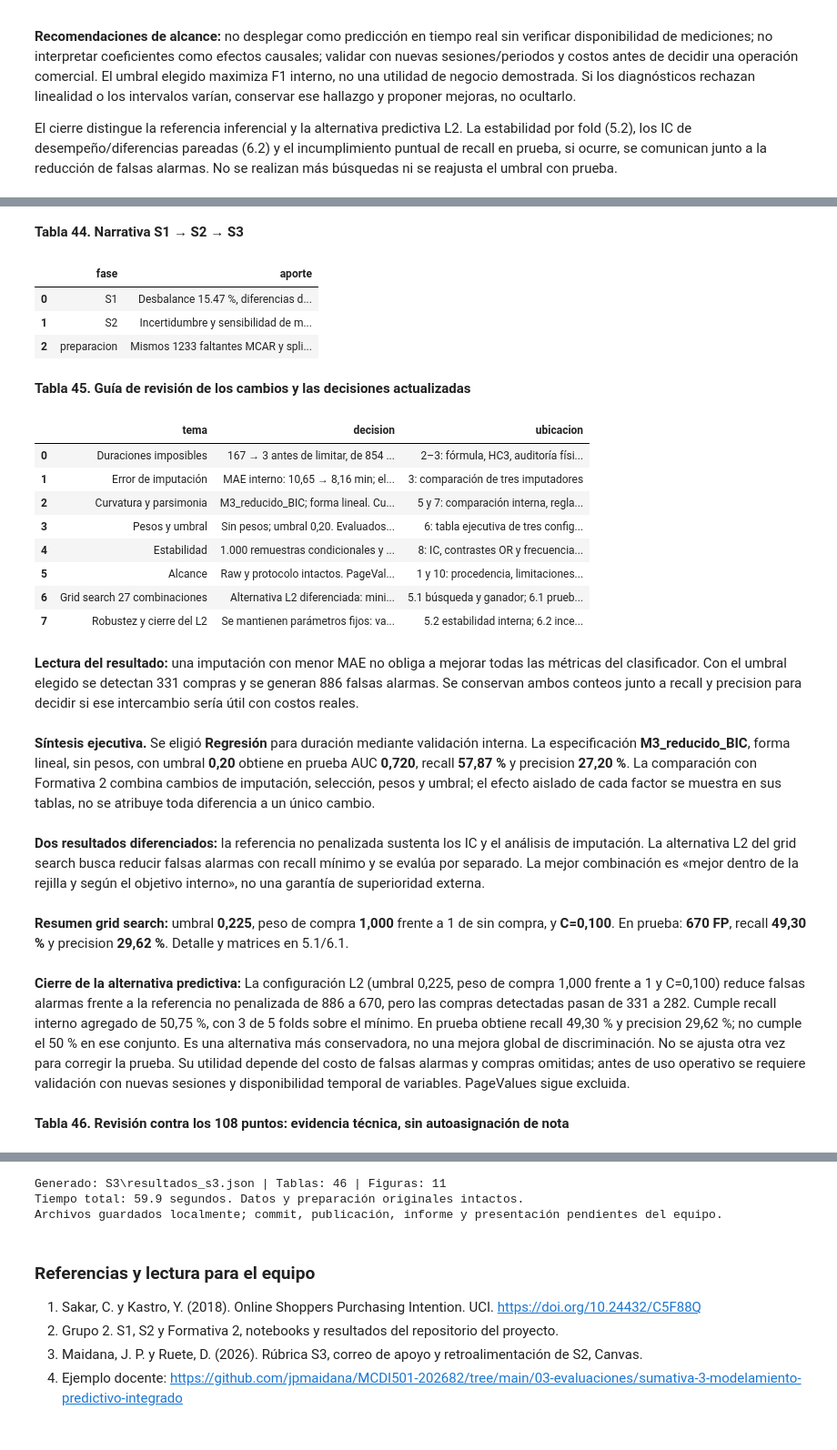
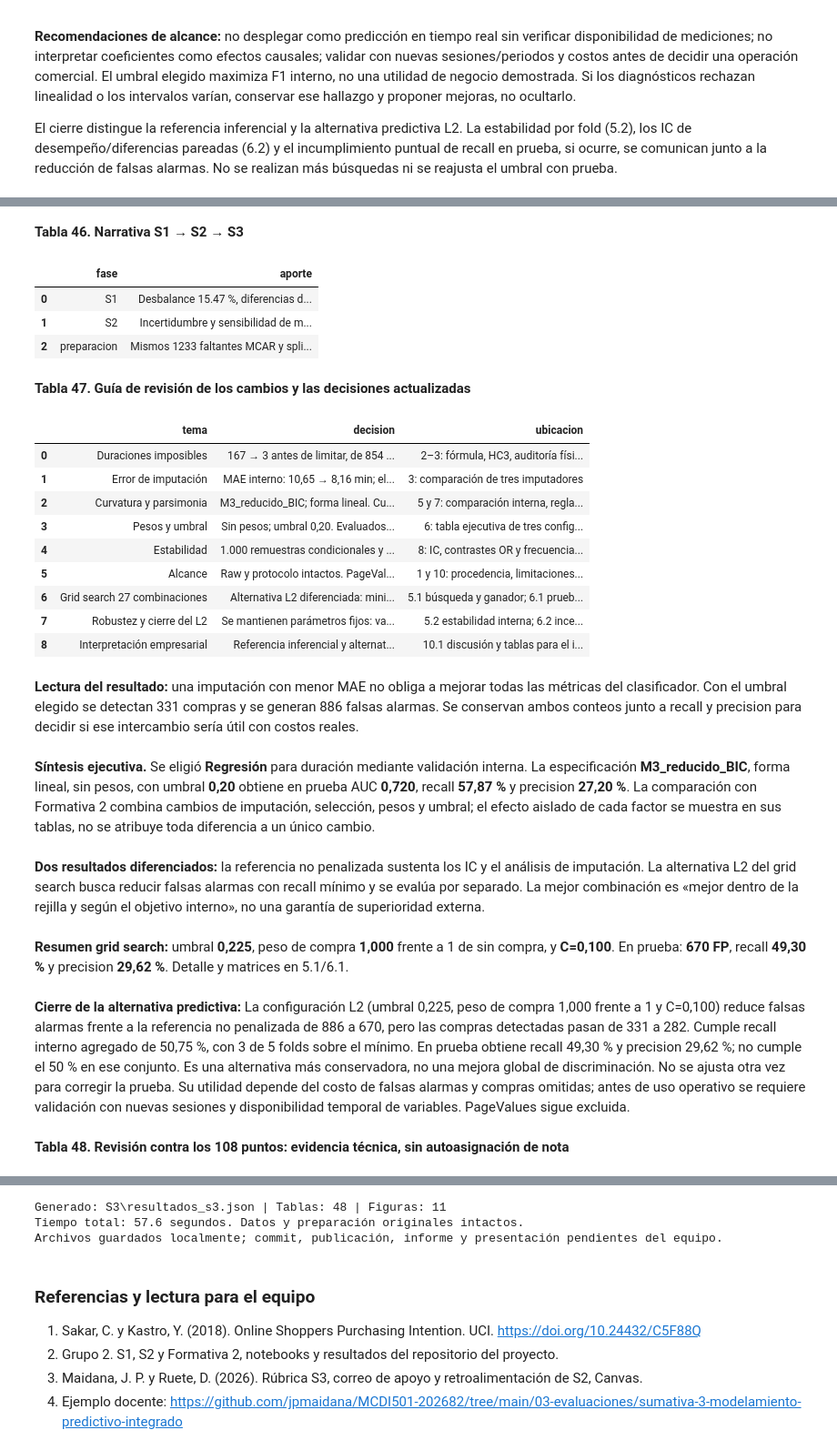
Before and after one commit to RenzoVilchez02/proyectoGrupo2, a Jupyter notebook: S3/Modelamiento_Integrado.ipynb, the cells around one changed output, grey strips where cells are left out. Shown at 91% size. Saved outputs shown, nothing was run; the diff lists cells and outputs as text; code cells hidden in the pictures.

Commit message:
Agrega discusion empresarial de errores y alternativas de decision

```diff
--- a/S3/Modelamiento_Integrado.ipynb
+++ b/S3/Modelamiento_Integrado.ipynb
@@ -1730,6 +1834,7 @@ sintesis={
  'preparacion':'Mismos 1233 faltantes MCAR y split 70/30; sin modificar raw.',
  'estrategia_imputacion':ELEGIDA,'modelo_seleccionado':GANADOR,'forma':FORMA,'variante_regresion':VARIANTE_REG,'variables':GS,
  'ponderacion':PONDERACION,'pesos_clase':PESOS,'umbral':UMBRAL,
+ 'discusion_empresarial':discusion_empresarial,
  'criterios':'Imputación por MAE interno; modelo por AP media y regla 1SE de parsimonia; forma y pesos por la misma regla; umbral por F1 OOF.',
  'desempeno_prueba':{k:R_FINAL[k].item() if isinstance(R_FINAL[k],np.generic) else R_FINAL[k] for k in ['accuracy','precision','recall','F1','ROC_AUC','AP','TP','FP','FN','TN']},
  'p_curvatura_logit':p_curvatura,'coeficientes_IC_boot_incluyen_cero':inestables,
@@ -1758,6 +1863,9 @@ tabla_cambios.loc[len(tabla_cambios)]={'tema':'Grid search 27 combinaciones',
 tabla_cambios.loc[len(tabla_cambios)]={'tema':'Robustez y cierre del L2',
  'decision':'Se mantienen parámetros fijos: variación por fold e IC de desempeño/diferencias pareadas; conclusión operativa explícita.',
  'ubicacion':'5.2 estabilidad interna; 6.2 incertidumbre y alcance; 10 conclusión.'}
+tabla_cambios.loc[len(tabla_cambios)]={'tema':'Interpretación empresarial',
+ 'decision':'Referencia inferencial y alternativa L2 con funciones distintas; costos de FP/FN y separación de regularización/umbral.',
+ 'ubicacion':'10.1 discusión y tablas para el informe; resultados JSON con la misma evidencia.'}
 tabla(tabla_cambios,'Guía de revisión de los cambios y las decisiones actualizadas')
 display(Markdown('**Lectura del resultado:** una imputación con menor MAE no obliga a mejorar todas '
  'las métricas del clasificador. Con el umbral elegido se detectan '+str(int(R_FINAL.TP))+
@@ -1802,7 +1910,7 @@ assert sha_lf(CSV)==HASH_CSV and sha_lf(PROTO_PATH)==HASH_PROTO
 assert {'PageValues','Revenue'}.isdisjoint(set(GRUPOS)|set(IMPUT_PRED))
 assert np.isfinite(BOOT).all() and len(BOOT)>=.99*B_BOOT
 resultado={
- 'schema_version':4,'proyecto':'Grupo 2 — Sumativa 3','notebook':'S3/Modelamiento_Integrado.ipynb',
+ 'schema_version':5,'proyecto':'Grupo 2 — Sumativa 3','notebook':'S3/Modelamiento_Integrado.ipynb',
  'procedencia':{'sha256_csv_LF':HASH_CSV,'sha256_preparacion_LF':HASH_PROTO,
  'referencia_S1':'S1/resultados_s1.json','referencia_S2':'S2/resultados_validados.json',
  'referencia_F2':'Formativa2/resultados_formativa2.json'},
@@ -1810,6 +1918,7 @@ resultado={
  'python':sys.version.split()[0],'versiones':VERSIONES,'imputacion_elegida':ELEGIDA,
  'modelo_elegido':GANADOR,'forma':FORMA,'variante_regresion':VARIANTE_REG,'regla_parsimonia':'1SE orientativo; complejidad, forma, pesos, criterio informado','limite_AP_1SE':LIMITE_AP,'grupos':GS,'ponderacion':PONDERACION,'pesos':PESOS,'umbral':UMBRAL,
  'escala_referencia_media':ESCALA['media'].to_dict(),'escala_referencia_DE':ESCALA['DE'].to_dict()},
+ 'discusion_empresarial':discusion_empresarial,
  'grid_search':{'objetivo':resumen_grid['objetivo'],'recall_minimo':GRID_RECALL_MIN,
  'umbrales':GRID_UMBRALES,'pesos_compra':GRID_PESOS,'peso_sin_compra':1.,'C':GRID_C,
  'penalizacion':'L2','solver':'lbfgs','variables':GRID_GRUPOS,'forma':GRID_FORMA,
@@ -1847,41 +1956,42 @@ resultado={
  'error_imputacion_prueba':records(tabla_error_test),'sintesis':sintesis,'revision_rubrica':records(revision),
  'limites':['Observacional; sin causalidad ni disponibilidad en tiempo real demostrada.',
  'S1/S2/F2 y versión inicial S3 exploraron el holdout; esta revisión se motiva en diagnósticos train, no es validación externa intacta.',
  'Selección global de estrategia de imputación y regla 1SE con folds correlacionados: evaluación interna orientativa, no IC de rendimiento.',
  'No validación externa; independencia por entidad no verificable.',
  'Imputación determinista no propaga toda incertidumbre ni reconstruye necesariamente dispersión.',
  'Bootstrap condicional a selección; pesos fijos; covarianza HC0 si ponderado.',
  'Scores ponderados no se suponen calibrados; umbral por F1, sin costos comerciales conocidos.',
  'Comparación entre eliminación e imputación requiere cobertura y población común.'],
  'pendientes_humanos':['Revisión conceptual y reproducción por otro integrante','Informe PDF','Presentación y participación del grupo','Publicación y entrega en Canvas']}
 destino=RAIZ/'S3/resultados_s3.json'
 destino.write_text(json.dumps(resultado,ensure_ascii=False,indent=2,allow_nan=False),encoding='utf-8')
 assert json.loads(destino.read_text(encoding='utf-8'))['configuracion']['B_bootstrap']==B_BOOT
 print('Generado:',destino.relative_to(RAIZ),'| Tablas:',TABLAS,'| Figuras:',FIGURAS)
 print('Tiempo total:',round(perf_counter()-INICIO,1),'segundos. Datos y preparación originales intactos.')
 print('Archivos guardados localmente; commit, publicación, informe y presentación pendientes del equipo.')
 # %% [output]
-**Tabla 44. Narrativa S1 → S2 → S3**
+**Tabla 46. Narrativa S1 → S2 → S3**
 |  | fase | aporte |
 | 0 | S1 | Desbalance 15.47 %, diferencias d... |
 | 1 | S2 | Incertidumbre y sensibilidad de m... |
 | 2 | preparacion | Mismos 1233 faltantes MCAR y spli... |
-**Tabla 45. Guía de revisión de los cambios y las decisiones actualizadas**
+**Tabla 47. Guía de revisión de los cambios y las decisiones actualizadas**
 |  | tema | decision | ubicacion |
 | 0 | Duraciones imposibles | 167 → 3 antes de limitar, de 854 ... | 2–3: fórmula, HC3, auditoría físi... |
 | 1 | Error de imputación | MAE interno: 10,65 → 8,16 min; el... | 3: comparación de tres imputadores |
 | 2 | Curvatura y parsimonia | M3_reducido_BIC; forma lineal. Cu... | 5 y 7: comparación interna, regla... |
 | 3 | Pesos y umbral | Sin pesos; umbral 0,20. Evaluados... | 6: tabla ejecutiva de tres config... |
 | 4 | Estabilidad | 1.000 remuestras condicionales y ... | 8: IC, contrastes OR y frecuencia... |
 | 5 | Alcance | Raw y protocolo intactos. PageVal... | 1 y 10: procedencia, limitaciones... |
 | 6 | Grid search 27 combinaciones | Alternativa L2 diferenciada: mini... | 5.1 búsqueda y ganador; 6.1 prueb... |
 | 7 | Robustez y cierre del L2 | Se mantienen parámetros fijos: va... | 5.2 estabilidad interna; 6.2 ince... |
+| 8 | Interpretación empresarial | Referencia inferencial y alternat... | 10.1 discusión y tablas para el i... |
 **Lectura del resultado:** una imputación con menor MAE no obliga a mejorar todas las métricas del clasificador. Con el umbral elegido se detectan 331 compras y se generan 886 falsas alarmas. Se conservan ambos conteos junto a recall y precision para decidir si ese intercambio sería útil con costos reales.
 **Síntesis ejecutiva.** Se eligió **Regresión** para duración mediante validación interna. La especificación **M3_reducido_BIC**, forma lineal, sin pesos, con umbral **0,20** obtiene en prueba AUC **0,720**, recall **57,87 %** y precision **27,20 %**. La comparación con Formativa 2 combina cambios de imputación, selección, pesos y umbral; el efecto aislado de cada factor se muestra en sus tablas, no se atribuye toda diferencia a un único cambio.
 **Dos resultados diferenciados:** la referencia no penalizada sustenta los IC y el análisis de imputación. La alternativa L2 del grid search busca reducir falsas alarmas con recall mínimo y se evalúa por separado. La mejor combinación es «mejor dentro de la rejilla y según el objetivo interno», no una garantía de superioridad externa.
 **Resumen grid search:** umbral **0,225**, peso de compra **1,000** frente a 1 de sin compra, y **C=0,100**. En prueba: **670 FP**, recall **49,30 %** y precision **29,62 %**. Detalle y matrices en 5.1/6.1.
 **Cierre de la alternativa predictiva:** La configuración L2 (umbral 0,225, peso de compra 1,000 frente a 1 y C=0,100) reduce falsas alarmas frente a la referencia no penalizada de 886 a 670, pero las compras detectadas pasan de 331 a 282. Cumple recall interno agregado de 50,75 %, con 3 de 5 folds sobre el mínimo. En prueba obtiene recall 49,30 % y precision 29,62 %; no cumple el 50 % en ese conjunto. Es una alternativa más conservadora, no una mejora global de discriminación. No se ajusta otra vez para corregir la prueba. Su utilidad depende del costo de falsas alarmas y compras omitidas; antes de uso operativo se requiere validación con nuevas sesiones y disponibilidad temporal de variables. PageValues sigue excluida.
-**Tabla 46. Revisión contra los 108 puntos: evidencia técnica, sin autoasignación de nota**
+**Tabla 48. Revisión contra los 108 puntos: evidencia técnica, sin autoasignación de nota**
 |  | criterio | puntos | evidencia | estado |
 | 0 | Imputación y faltantes | 21 | 1–3: origen MCAR, OLS, diagnóstic... | Implementado; revisar interpretación |
 | 1 | Tres logísticas | 30 | 4–6: selección, coeficientes/OR, ... | Implementado; revisar interpretación |
@@ -1889,8 +1999,8 @@ print('Archivos guardados localmente; commit, publicación, informe y presentaci
 | 3 | Impacto de imputación | 9 | 9: misma especificación, tres dat... | Implementado; revisar interpretación |
 | 4 | Informe final integrado | 9 | Resultados y síntesis disponibles... | Pendiente: compañeros y revisión ... |
 | 5 | Presentación | 9 | Síntesis para video de 10 minutos... | Pendiente: elaborar y grabar |
-Generado: S3\resultados_s3.json | Tablas: 46 | Figuras: 11
-Tiempo total: 59.9 segundos. Datos y preparación originales intactos.
+Generado: S3\resultados_s3.json | Tablas: 48 | Figuras: 11
+Tiempo total: 57.6 segundos. Datos y preparación originales intactos.
 Archivos guardados localmente; commit, publicación, informe y presentación pendientes del equipo.
 # %% [markdown]
 ### Referencias y lectura para el equipo
```
Also changed, not shown: parts of 3 cells of this notebook, 2 other files.
